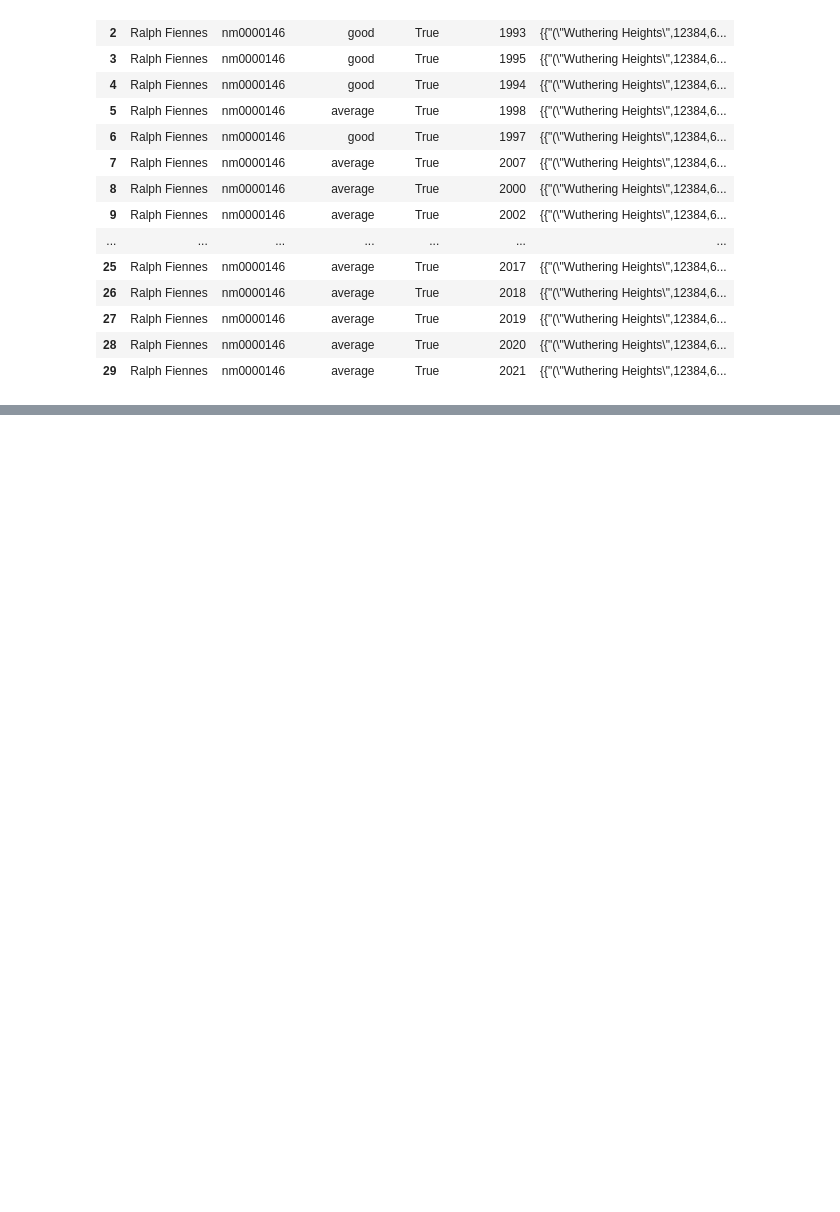
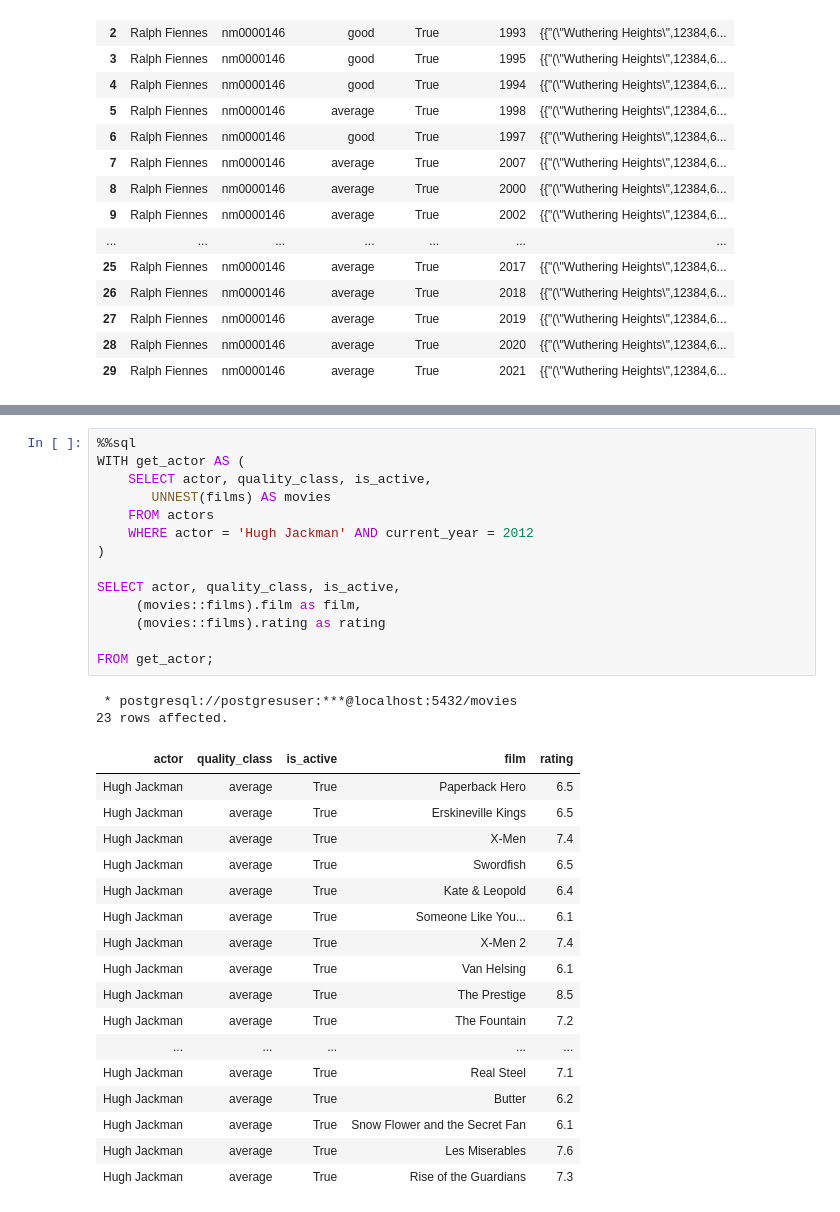
Before and after one commit to rj-pal/advanced-sql-techniques, a Jupyter notebook: postgres.ipynb, the cells around one changed output, grey strips where cells are left out. Drawn from its saved outputs; the diff is of its cells as text; blank space fills up the shorter version.

```diff
--- a/postgres.ipynb
+++ b/postgres.ipynb
@@ -220,0 +420,34 @@ query_sql(engine, "SELECT * FROM actors WHERE actor='Ralph Fiennes'")
+# %%
+%%sql
+WITH get_actor AS (
+    SELECT actor, quality_class, is_active,
+       UNNEST(films) AS movies
+    FROM actors
+    WHERE actor = 'Hugh Jackman' AND current_year = 2012
+)
+
+SELECT actor, quality_class, is_active,
+     (movies::films).film as film,
+     (movies::films).rating as rating
+
+FROM get_actor;
+# %% [output]
+ * postgresql://postgresuser:***@localhost:5432/movies
+23 rows affected.
+| actor | quality_class | is_active | film | rating |
+| Hugh Jackman | average | True | Paperback Hero | 6.5 |
+| Hugh Jackman | average | True | Erskineville Kings | 6.5 |
+| Hugh Jackman | average | True | X-Men | 7.4 |
+| Hugh Jackman | average | True | Swordfish | 6.5 |
+| Hugh Jackman | average | True | Kate & Leopold | 6.4 |
+| Hugh Jackman | average | True | Someone Like You... | 6.1 |
+| Hugh Jackman | average | True | X-Men 2 | 7.4 |
+| Hugh Jackman | average | True | Van Helsing | 6.1 |
+| Hugh Jackman | average | True | The Prestige | 8.5 |
+| Hugh Jackman | average | True | The Fountain | 7.2 |
+| ... | ... | ... | ... | ... |
+| Hugh Jackman | average | True | Real Steel | 7.1 |
+| Hugh Jackman | average | True | Butter | 6.2 |
+| Hugh Jackman | average | True | Snow Flower and the Secret Fan | 6.1 |
+| Hugh Jackman | average | True | Les Miserables | 7.6 |
+| Hugh Jackman | average | True | Rise of the Guardians | 7.3 |
```
Also changed, not shown: parts of 14 cells of this notebook, 1 other file.
